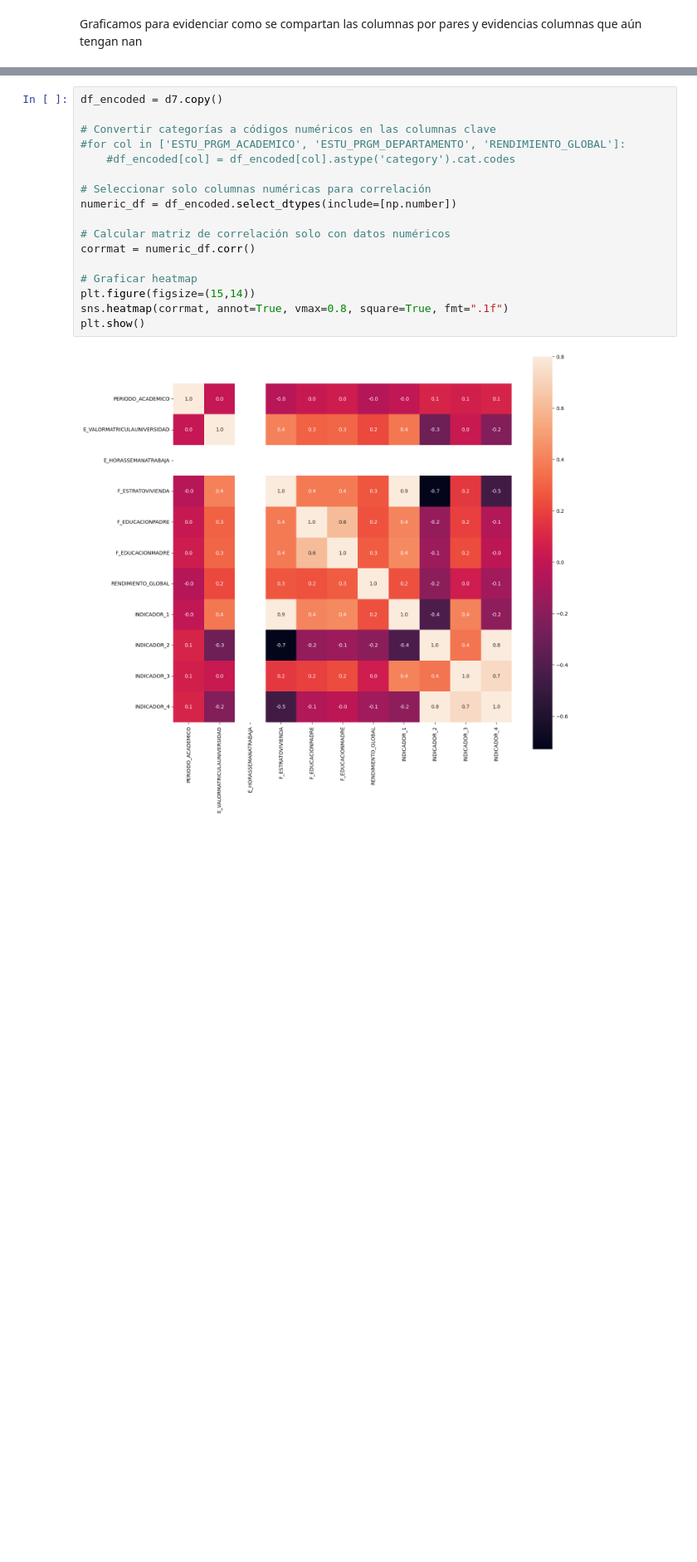
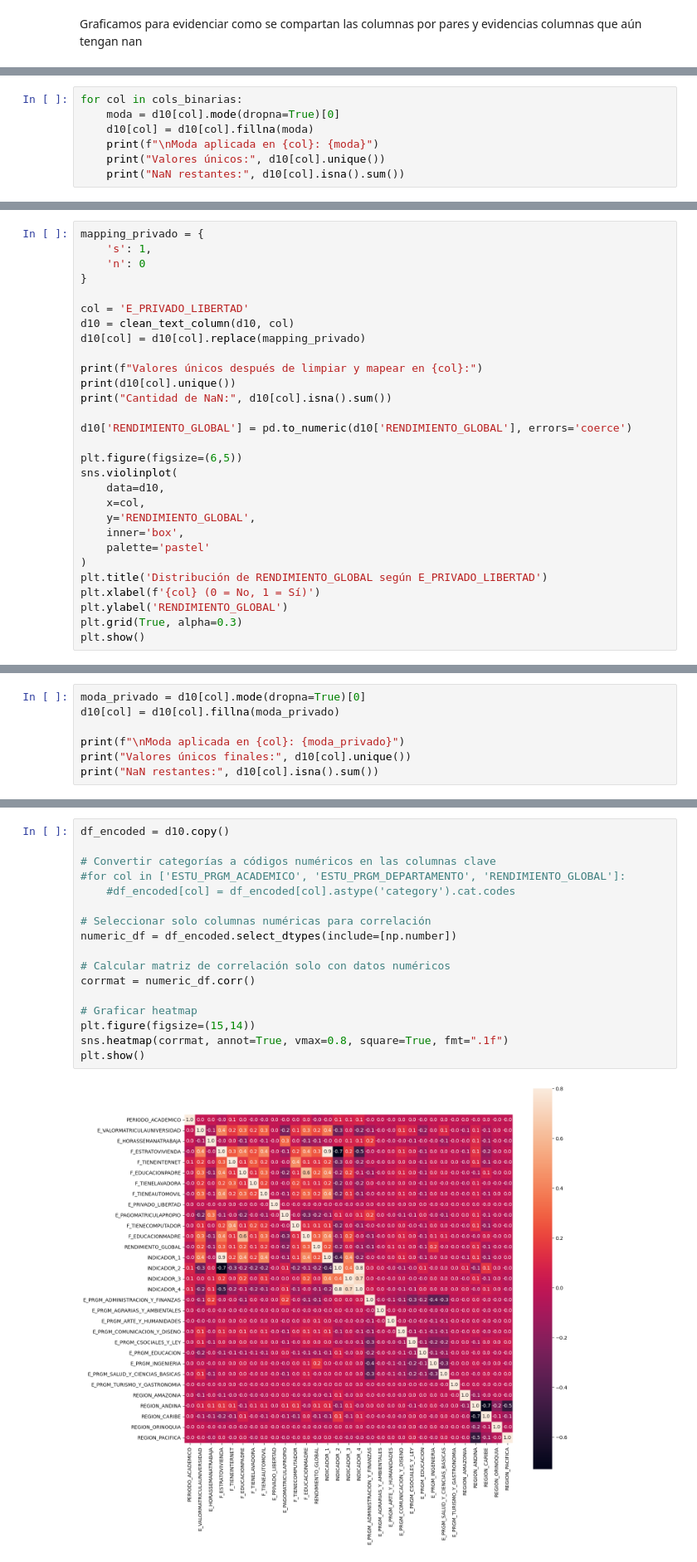
Before and after one commit to CarlosArteagaM/Proyecto-IA_2025-2, a Jupyter notebook: 02_preprocesado.ipynb, the cells around one changed output, grey strips where cells are left out. Shown at 83% size. Cells and saved outputs as stored; diff of their text form; blank space fills up the shorter version.

```diff
--- a/02_preprocesado.ipynb
+++ b/02_preprocesado.ipynb
@@ -553,0 +769,7 @@ Graficamos para evidenciar como se compartan las columnas por pares y evidencias
+# %%
+for col in cols_binarias:
+    moda = d10[col].mode(dropna=True)[0]
+    d10[col] = d10[col].fillna(moda)
+    print(f"\nModa aplicada en {col}: {moda}")
+    print("Valores únicos:", d10[col].unique())
+    print("NaN restantes:", d10[col].isna().sum())
@@ -553,0 +788,29 @@ Graficamos para evidenciar como se compartan las columnas por pares y evidencias
+# %%
+mapping_privado = {
+    's': 1,
+    'n': 0
+}
+
+col = 'E_PRIVADO_LIBERTAD'
+d10 = clean_text_column(d10, col)
+d10[col] = d10[col].replace(mapping_privado)
+
+print(f"Valores únicos después de limpiar y mapear en {col}:")
+print(d10[col].unique())
+print("Cantidad de NaN:", d10[col].isna().sum())
+
+d10['RENDIMIENTO_GLOBAL'] = pd.to_numeric(d10['RENDIMIENTO_GLOBAL'], errors='coerce')
+
+plt.figure(figsize=(6,5))
+sns.violinplot(
+    data=d10,
+    x=col,
+    y='RENDIMIENTO_GLOBAL',
+    inner='box',
+    palette='pastel'
+)
+plt.title('Distribución de RENDIMIENTO_GLOBAL según E_PRIVADO_LIBERTAD')
+plt.xlabel(f'{col} (0 = No, 1 = Sí)')
+plt.ylabel('RENDIMIENTO_GLOBAL')
+plt.grid(True, alpha=0.3)
+plt.show()
@@ -553,0 +825,7 @@ Graficamos para evidenciar como se compartan las columnas por pares y evidencias
+# %%
+moda_privado = d10[col].mode(dropna=True)[0]
+d10[col] = d10[col].fillna(moda_privado)
+
+print(f"\nModa aplicada en {col}: {moda_privado}")
+print("Valores únicos finales:", d10[col].unique())
+print("NaN restantes:", d10[col].isna().sum())
@@ -554,19 +864,19 @@ Graficamos para evidenciar como se compartan las columnas por pares y evidencias
 # %%
-df_encoded = d7.copy()
+df_encoded = d10.copy()
 
 # Convertir categorías a códigos numéricos en las columnas clave
 #for col in ['ESTU_PRGM_ACADEMICO', 'ESTU_PRGM_DEPARTAMENTO', 'RENDIMIENTO_GLOBAL']:
     #df_encoded[col] = df_encoded[col].astype('category').cat.codes
 
 # Seleccionar solo columnas numéricas para correlación
 numeric_df = df_encoded.select_dtypes(include=[np.number])
 
 # Calcular matriz de correlación solo con datos numéricos
 corrmat = numeric_df.corr()
 
 # Graficar heatmap
 plt.figure(figsize=(15,14))
 sns.heatmap(corrmat, annot=True, vmax=0.8, square=True, fmt=".1f")
 plt.show()
 # %% [output]
-[figure, old version]
+[figure, new version]
```
Also changed, not shown: parts of 19 cells of this notebook.
